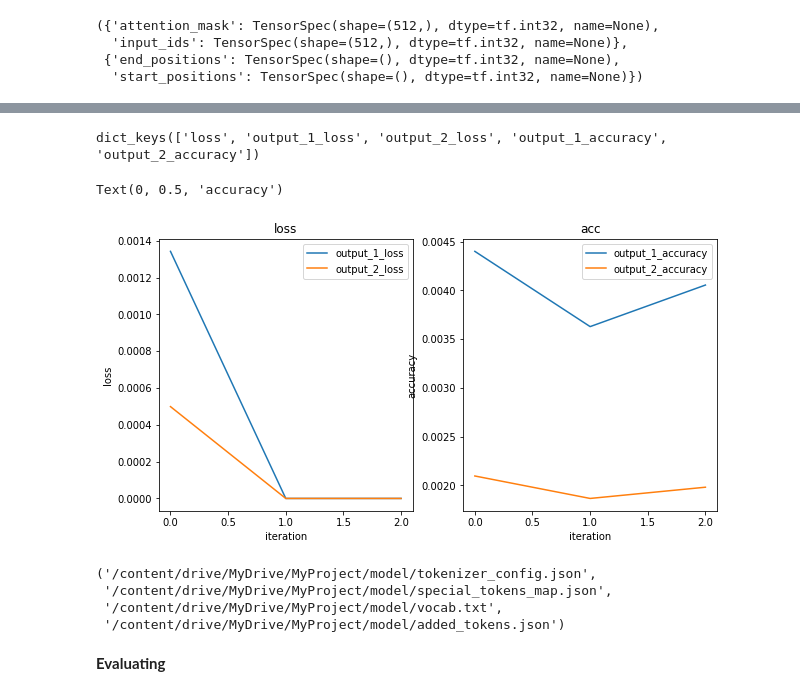
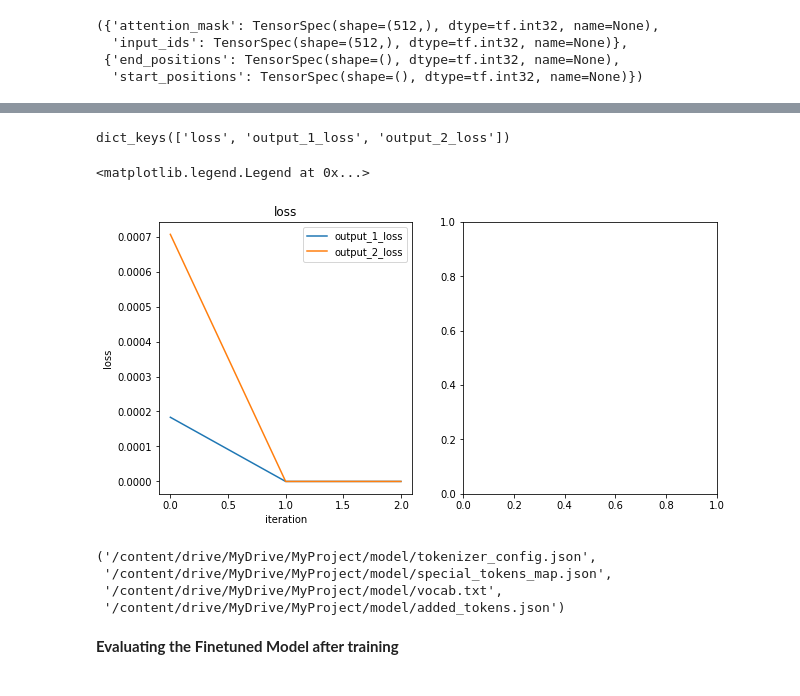
Before and after one commit to chouhanpreeti/Q-A-implementation-using-BERT-finetuned-on-multiple-datasets, a Jupyter notebook: DistillBert_Finetuning.ipynb, the cells around one changed output, grey strips where cells are left out. Cells and saved outputs as stored; diff of their text form; code cells hidden in the pictures.

Commit message:
First Model Training

```diff
--- a/DistillBert_Finetuning.ipynb
+++ b/DistillBert_Finetuning.ipynb
@@ -291,11 +290,9 @@ train_dataset = train_dataset.map(lambda x, y: (x, (y['start_positions'], y['end
 
 
 with eager_mode():
-  # loss = tf.keras.losses.SparseCategoricalCrossentropy(from_logits=True)
   loss=tf.keras.losses.hinge
-  #model.distilbert.return_dict = False # if using 🤗 Transformers >3.02, make sure outputs are tuples
   optimizer = tf.keras.optimizers.Adam(learning_rate=2e-5)
-  model.compile(optimizer=optimizer, loss=loss, metrics=['accuracy']) # can also use any keras loss fn
+  model.compile(optimizer=optimizer, loss=loss)
   history=model.fit(train_dataset.shuffle(1000).batch(8), epochs=3, batch_size=8)
 # %% [output]
 Epoch 1/3
@@ -314,24 +311,18 @@ if math.isnan(val):
 # %%
 history.history.keys()
 # %% [output]
-dict_keys(['loss', 'output_1_loss', 'output_2_loss', 'output_1_accuracy', 'output_2_accuracy'])
+dict_keys(['loss', 'output_1_loss', 'output_2_loss'])
 # %%
 fig, ax = plt.subplots(1, 2, figsize=(10,5))
 ax[0].set_title('loss')
 ax[0].plot(history.epoch, history.history["output_1_loss"], label="output_1_loss")
 ax[0].plot(history.epoch, history.history["output_2_loss"], label="output_2_loss")
 ax[0].set_xlabel('iteration')
 ax[0].set_ylabel('loss')
 ax[0].legend()
-ax[1].set_title('acc')
-ax[1].plot(history.epoch, history.history["output_1_accuracy"], label="output_1_accuracy")
-ax[1].plot(history.epoch, history.history["output_2_accuracy"], label="output_2_accuracy")
-ax[1].legend()
-ax[1].set_xlabel('iteration')
-ax[1].set_ylabel('accuracy')
 # %% [output]
-Text(0, 0.5, 'accuracy')
+<matplotlib.legend.Legend at 0x...>
-[figure, old version]
+[figure, new version]
 # %%
 %mkdir model
 # %%
@@ -343,5 +334,5 @@ tokenizer.save_pretrained(model_path)
  '/content/drive/MyDrive/MyProject/model/special_tokens_map.json',
  '/content/drive/MyDrive/MyProject/model/vocab.txt',
  '/content/drive/MyDrive/MyProject/model/added_tokens.json')
-# %% [markdown]
-**Evaluating**
+# %% [markdown]
+**Evaluating the Finetuned Model after training**
```
Also changed, not shown: parts of 7 cells of this notebook.
